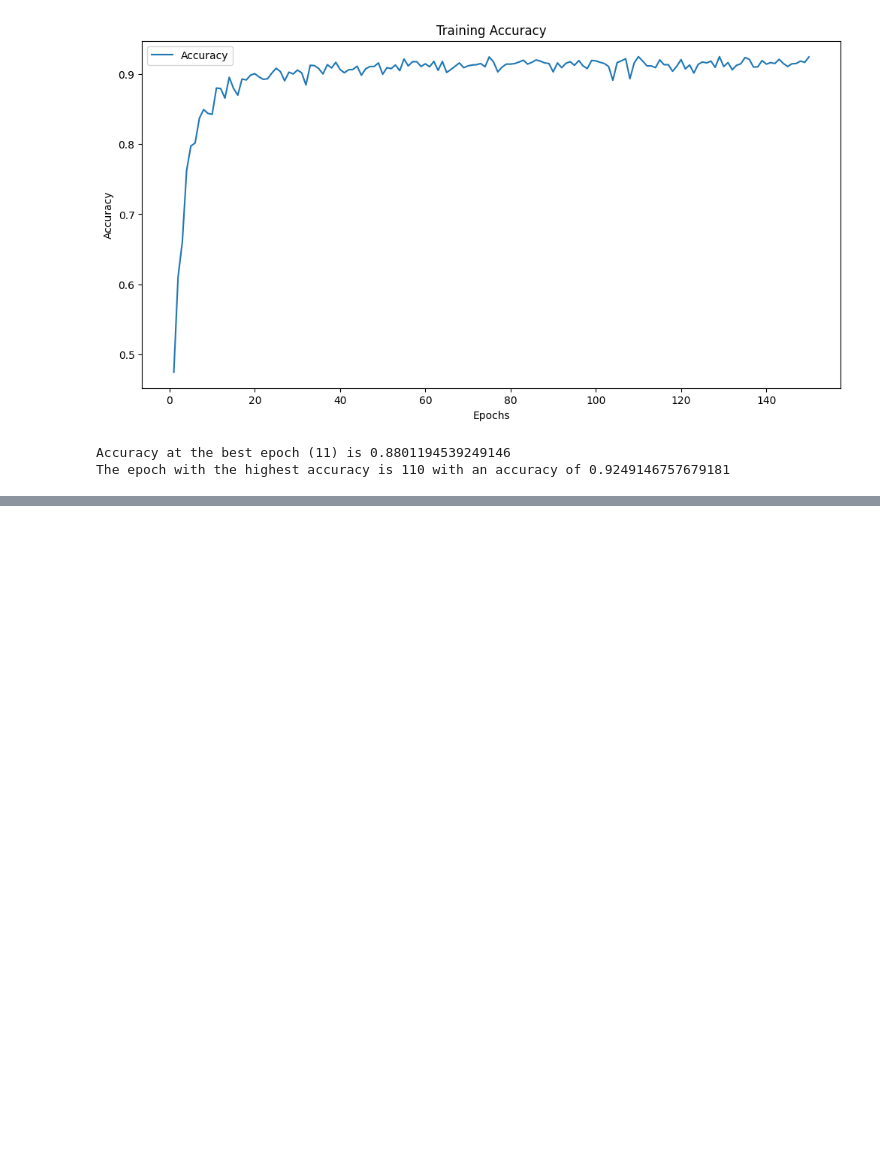
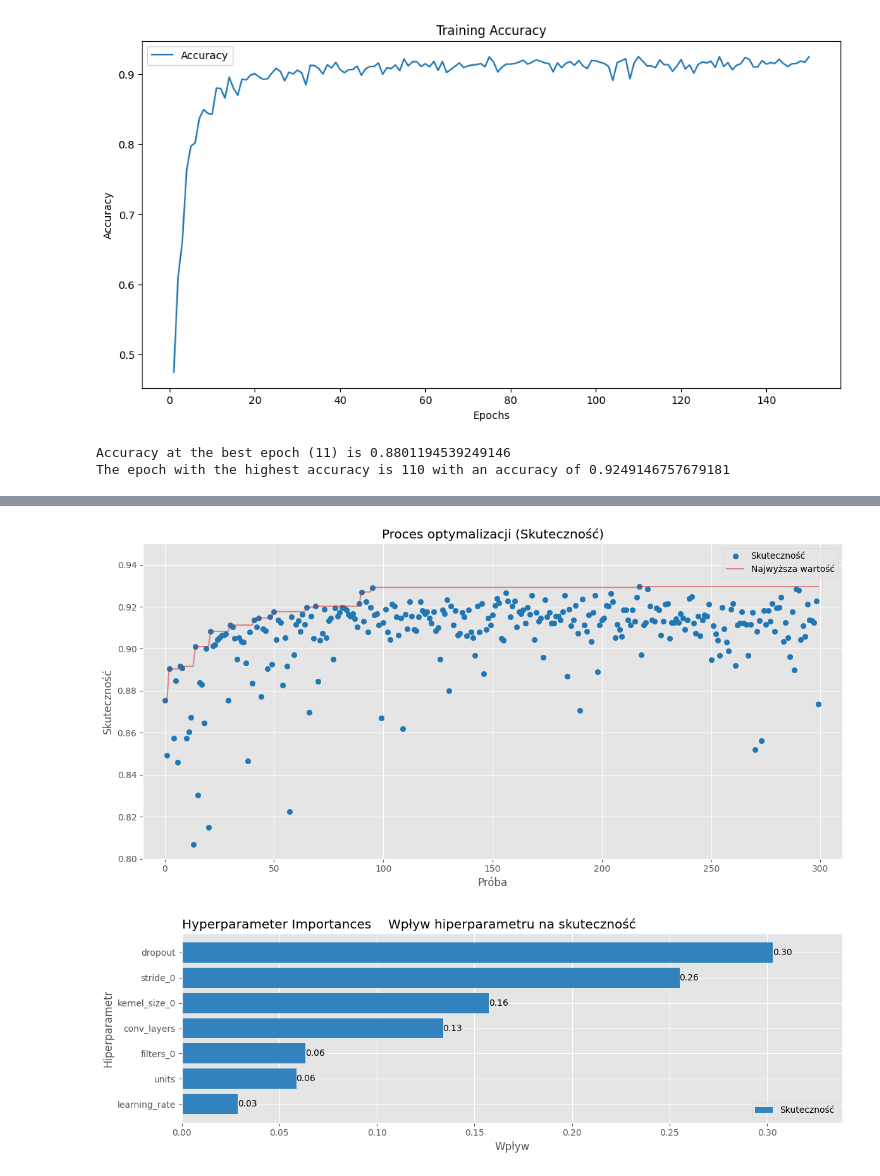
Before and after one commit to Perovsky56/Satellite-Imagery-CNN, a Jupyter notebook: satelliteCNN.ipynb, the cells around one changed output, grey strips where cells are left out. Saved outputs shown, nothing was run; the diff lists cells and outputs as text; code cells hidden in the pictures; blank space fills up the shorter version.

Commit message:
Plots and analysis

```diff
--- a/satelliteCNN.ipynb
+++ b/satelliteCNN.ipynb
@@ -759,0 +856,43 @@ The epoch with the highest accuracy is 110 with an accuracy of 0.924914675767918
+# %%
+import optuna
+import matplotlib.pyplot as plt
+
+
+# Load the study from the SQLite database
+study = optuna.load_study(
+    storage="sqlite:///127.0.0.1",
+    study_name="train2"
+)
+
+# Generate optimization history plot
+fig1 = optuna.visualization.matplotlib.plot_optimization_history(study)
+fig1.figure.set_size_inches(12, 6)
+fig1.set_title("Proces optymalizacji (Skuteczność)")
+fig1.set_ylabel("Skuteczność")
+fig1.set_xlabel("Próba")
+fig1.legend(["Skuteczność", "Najwyższa wartość"])
+plt.ylim(0.8, 0.95)
+plt.xlim(-10, 310)
+
+best_value = float('-inf')
+for trial in study.trials:
+    if trial.value > best_value:
+        best_value = trial.value
+        # plt.scatter(trial.number, trial.value, color='red')
+        # plt.annotate(f"{trial.value:.3f}", (trial.number, trial.value), textcoords="offset points", xytext=(0,10), ha='center', color='red')
+
+plt.tight_layout()
+plt.show()
+
+# Generate parameter importance plot
+fig2 = optuna.visualization.matplotlib.plot_param_importances(study)
+fig2.figure.set_size_inches(12, 4)
+fig2.set_title("Wpływ hiperparametru na skuteczność")
+fig2.set_ylabel("Hiperparametr")
+fig2.set_xlabel("Wpływ")
+fig2.legend(["Skuteczność"])
+plt.tight_layout()
+plt.show()
+# %% [output]
+[figure, added]
+[figure, added]
```
Also changed, not shown: parts of 1 cell of this notebook.
